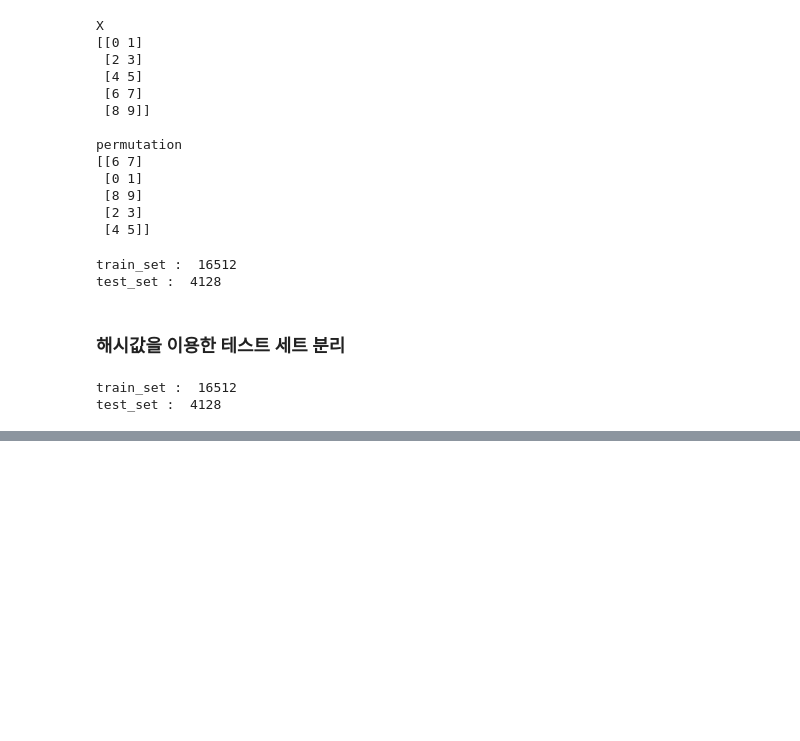
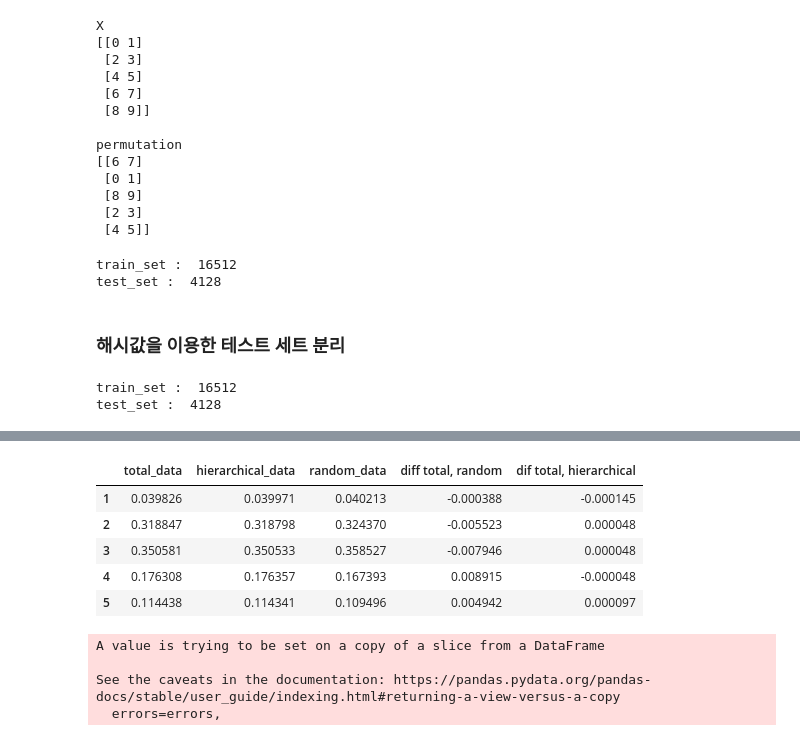
Before and after one commit to nonsiganl007/Hands_On_ML, a Jupyter notebook: Hands_On_Chap2.ipynb, the cells around one changed output, grey strips where cells are left out. Saved outputs shown, nothing was run; the diff lists cells and outputs as text; code cells hidden in the pictures; blank space fills up the shorter version.

```diff
--- a/Hands_On_Chap2.ipynb
+++ b/Hands_On_Chap2.ipynb
@@ -212,0 +275,23 @@ test_set :  4128
+# %%
+compare_data = pd.DataFrame([total_data, hierarchical_data, random_data, total_data - random_data, (total_data - hierarchical_data)],
+                            index = ['total_data', 'hierarchical_data', 'random_data', 'diff total, random','dif total, hierarchical'])
+compare_data = compare_data.transpose()
+compare_data = compare_data.sort_index()
+# %%
+compare_data
+# %% [output]
+|  | total_data | hierarchical_data | random_data | diff total, random | dif total, hierarchical |
+| 1 | 0.039826 | 0.039971 | 0.040213 | -0.000388 | -0.000145 |
+| 2 | 0.318847 | 0.318798 | 0.324370 | -0.005523 | 0.000048 |
+| 3 | 0.350581 | 0.350533 | 0.358527 | -0.007946 | 0.000048 |
+| 4 | 0.176308 | 0.176357 | 0.167393 | 0.008915 | -0.000048 |
+| 5 | 0.114438 | 0.114341 | 0.109496 | 0.004942 | 0.000097 |
+# %%
+## income_cat 특성 삭제
+for set_ in (strat_train_set, strat_test_set, housing , test_set):
+  set_.drop('income_cat', axis = 1, inplace = True)
+# %% [output]
+A value is trying to be set on a copy of a slice from a DataFrame
+
+See the caveats in the documentation: https://pandas.pydata.org/pandas-docs/stable/user_guide/indexing.html#returning-a-view-versus-a-copy
+  errors=errors,
```
Also changed, not shown: parts of 9 cells of this notebook.
